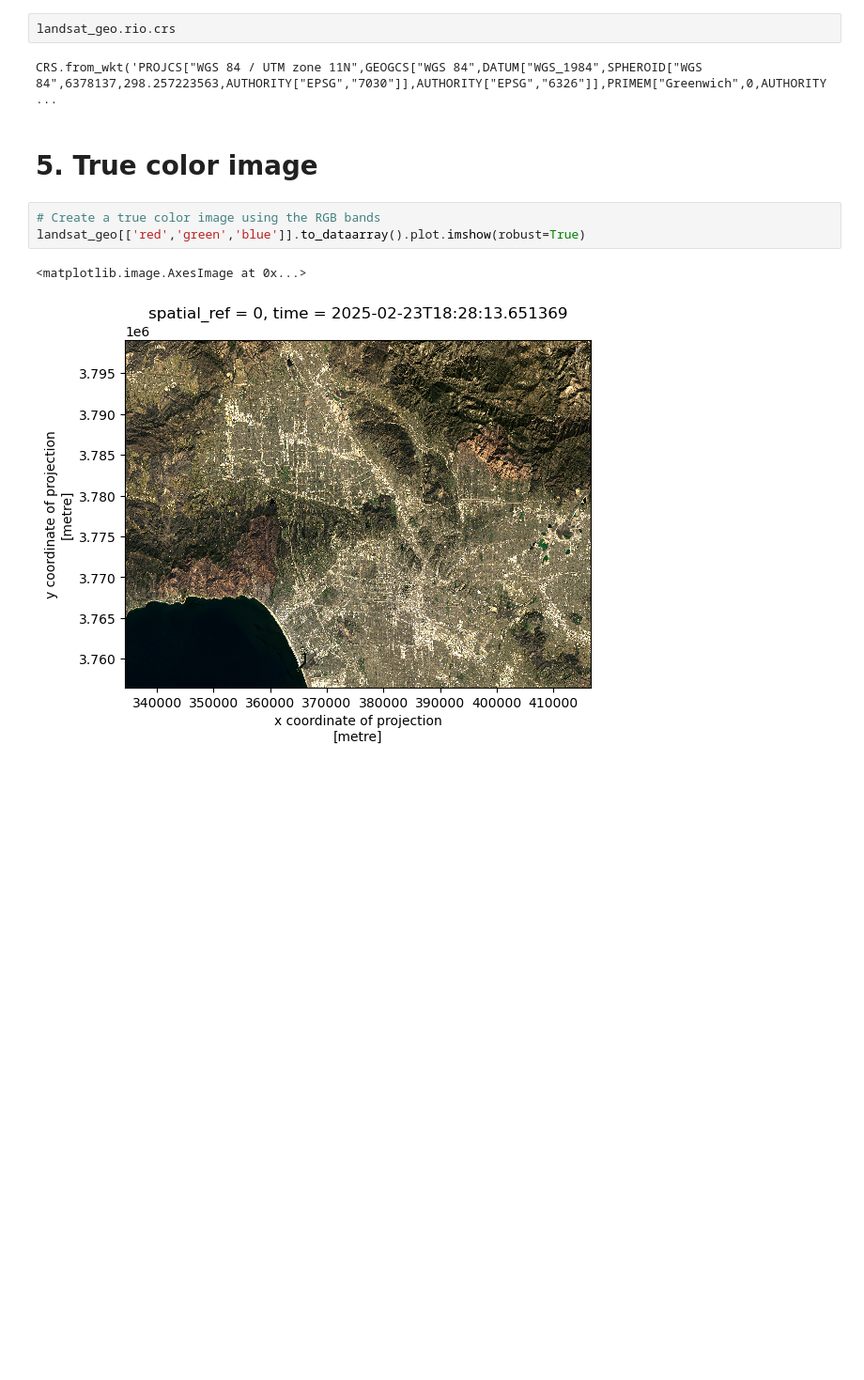
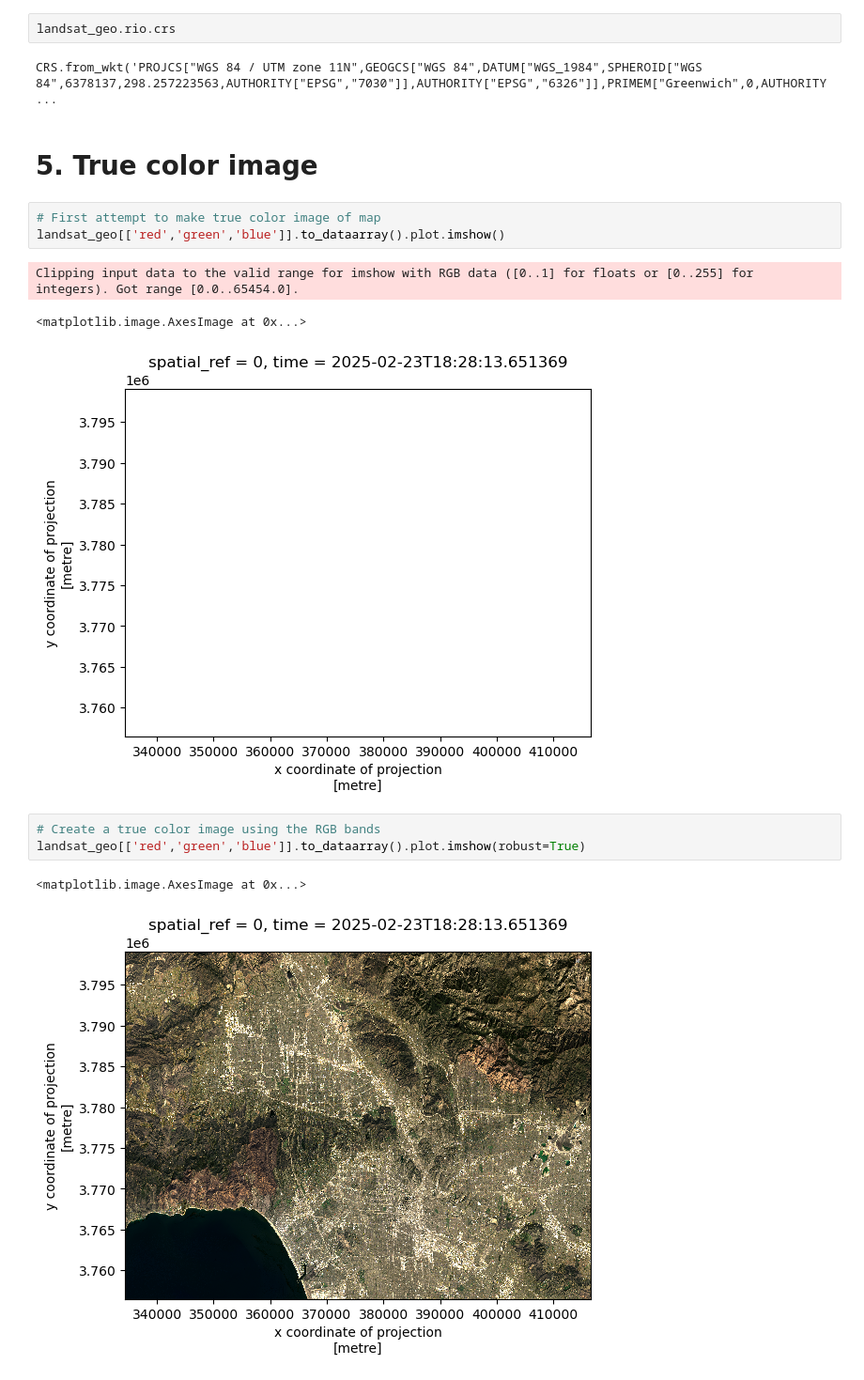
Before and after one commit to sacobjloan/eds220-hwk4, a Jupyter notebook: hwk4-task2-false-color-sloan.ipynb, the cells around one changed output. Shown at 94% size. Cells and saved outputs as stored; diff of their text form; blank space fills up the shorter version.

```diff
--- a/hwk4-task2-false-color-sloan.ipynb
+++ b/hwk4-task2-false-color-sloan.ipynb
@@ -139,6 +139,13 @@ landsat_geo.rio.crs
 CRS.from_wkt('PROJCS["WGS 84 / UTM zone 11N",GEOGCS["WGS 84",DATUM["WGS_1984",SPHEROID["WGS 84",6378137,298.257223563,AUTHORITY["EPSG","7030"]],AUTHORITY["EPSG","6326"]],PRIMEM["Greenwich",0,AUTHORITY ...
 # %% [markdown]
 # 5. True color image
+# %%
+# First attempt to make true color image of map
+landsat_geo[['red','green','blue']].to_dataarray().plot.imshow()
+# %% [output]
+Clipping input data to the valid range for imshow with RGB data ([0..1] for floats or [0..255] for integers). Got range [0.0..65454.0].
+<matplotlib.image.AxesImage at 0x...>
+[figure, added]
 # %%
 # Create a true color image using the RGB bands
 landsat_geo[['red','green','blue']].to_dataarray().plot.imshow(robust=True)
```
Also changed, not shown: parts of 3 cells of this notebook.
